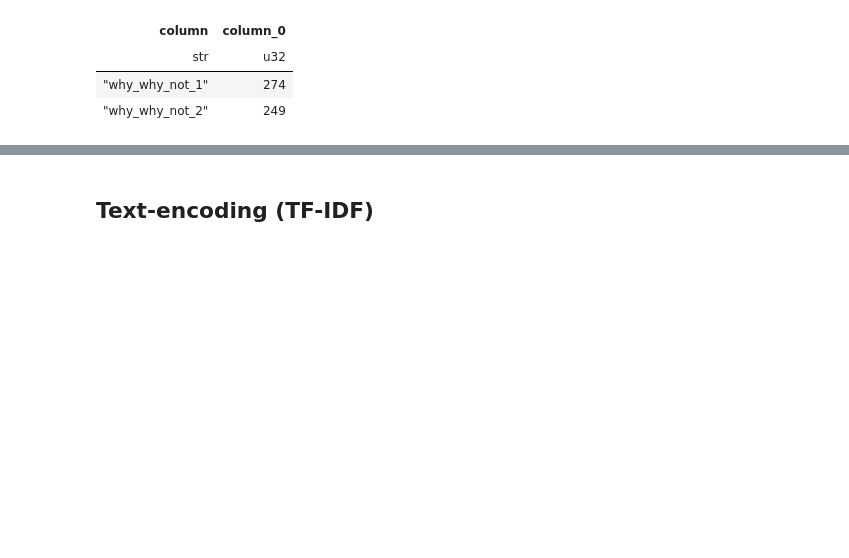
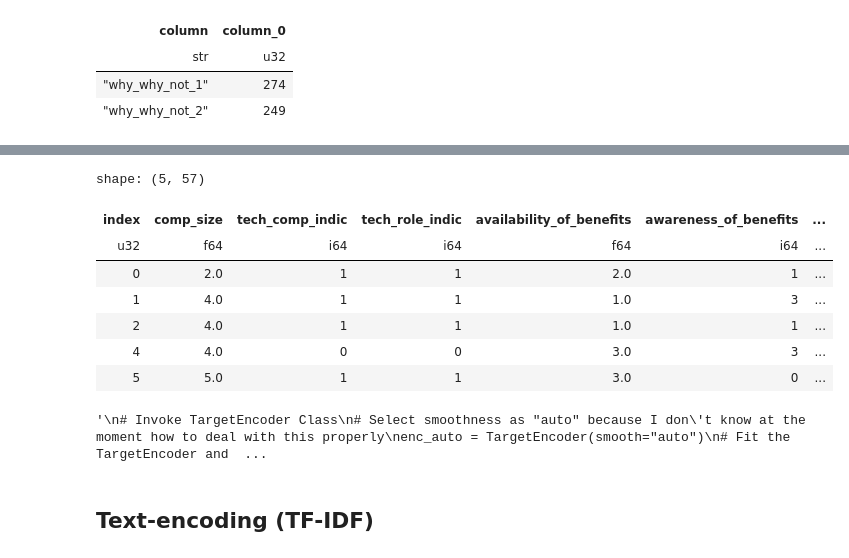
Before and after one commit to JanPhilippBittner/iu_mental_health_ml, a Jupyter notebook: Desktop/Arbeit/Arbeit/Universität/IU/Module/Semester 3/Machine learning - unsupervised learning/Project/first_draft.ipynb, the cells around one changed output, grey strips where cells are left out. Cells and saved outputs as stored; diff of their text form; code cells hidden in the pictures; blank space fills up the shorter version.

Commit message:
Feature Selection for t-Var 1 & 2

```diff
--- a/Desktop/Arbeit/Arbeit/Universität/IU/Module/Semester 3/Machine learning - unsupervised learning/Project/first_draft.ipynb
+++ b/Desktop/Arbeit/Arbeit/Universität/IU/Module/Semester 3/Machine learning - unsupervised learning/Project/first_draft.ipynb
@@ -662,4 +661,21 @@ shape: (49, 2)
+# %%
+enc_label = LabelEncoder()
+#X_trans = enc_label.fit_transform(df.select(feat_cat_nominal).to_numpy().ravel())
+for x in feat_cat_nominal:
+    df = df.with_columns(pl.Series(x , enc_label.fit_transform(df[x].to_numpy())))
+# %%
+df.head()
+# %% [output]
+shape: (5, 57)
+| index | comp_size | tech_comp_indic | tech_role_indic | availability_of_benefits | awareness_of_benefits | ... |
+| u32 | f64 | i64 | i64 | f64 | i64 | ... |
+| 0 | 2.0 | 1 | 1 | 2.0 | 1 | ... |
+| 1 | 4.0 | 1 | 1 | 1.0 | 3 | ... |
+| 2 | 4.0 | 1 | 1 | 1.0 | 1 | ... |
+| 4 | 4.0 | 0 | 0 | 3.0 | 3 | ... |
+| 5 | 5.0 | 1 | 1 | 3.0 | 0 | ... |
 # %%
+"""
 # Invoke TargetEncoder Class
 # Select smoothness as "auto" because I don't know at the moment how to deal with this properly
 enc_auto = TargetEncoder(smooth="auto")
@@ -673,6 +689,9 @@ encoded_features_df = pl.DataFrame(X_trans).rename(column_rename_dict)
 
 
 df = df.with_columns(encoded_features_df)
+"""
+# %% [output]
+'\n# Invoke TargetEncoder Class\n# Select smoothness as "auto" because I don\'t know at the moment how to deal with this properly\nenc_auto = TargetEncoder(smooth="auto")\n# Fit the TargetEncoder and  ...
 # %% [markdown]
 ## Text-encoding (TF-IDF)
 # %% [markdown]
```
Also changed, not shown: parts of 39 cells of this notebook, 1 other file.
